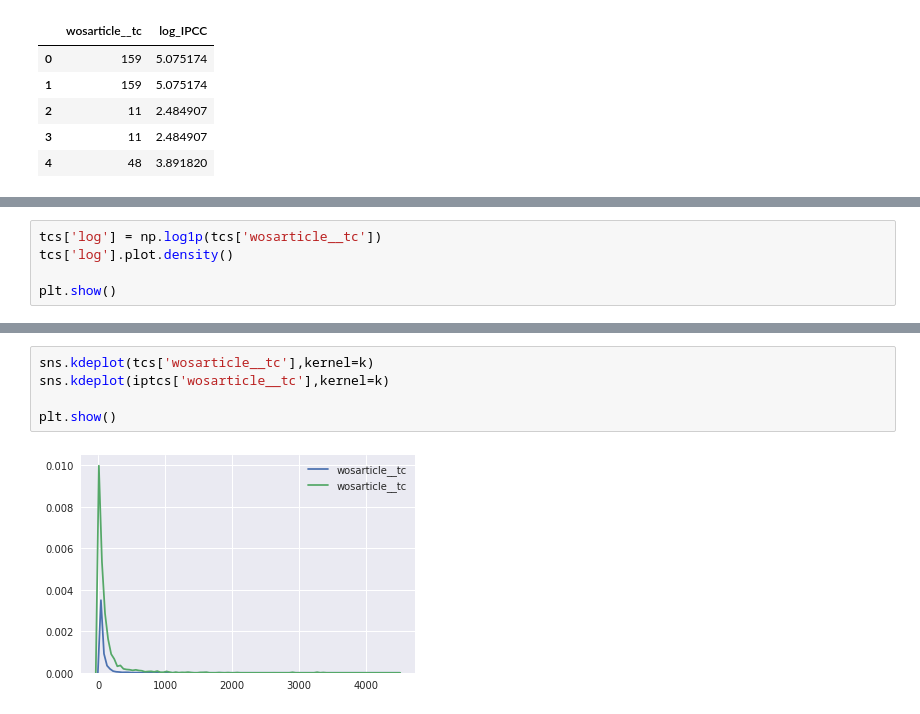
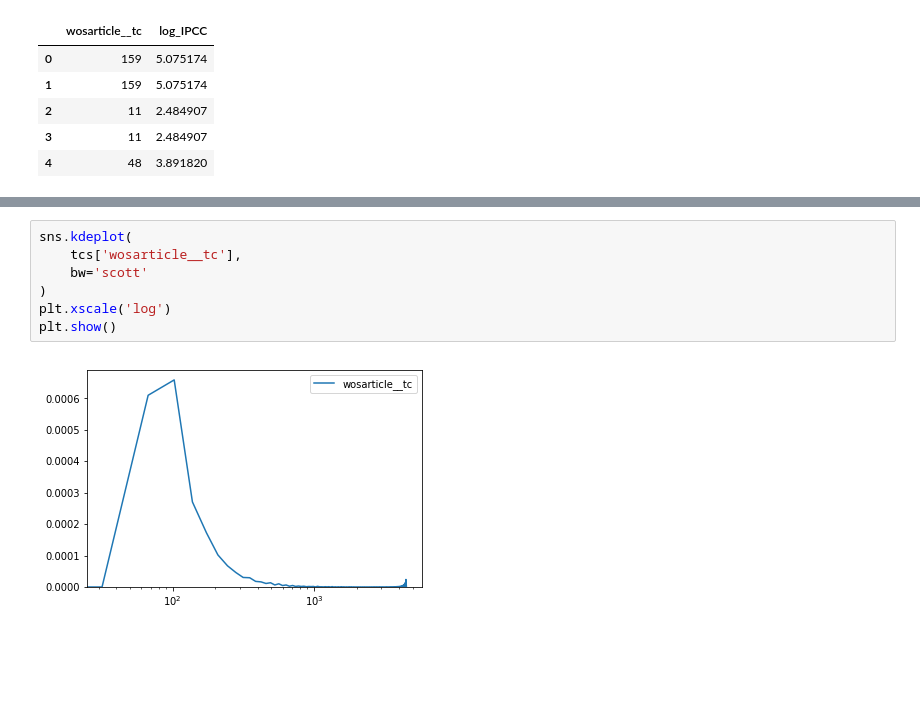
Before and after one commit to mcallaghan/cc-topography, a Jupyter notebook: code/cited_documents.ipynb, the cells around one changed output, grey strips where cells are left out. Drawn from its saved outputs; the diff is of its cells as text; blank space fills up the shorter version.

```diff
--- a/code/cited_documents.ipynb
+++ b/code/cited_documents.ipynb
@@ -92,5 +90,0 @@ plt.show()
-# %%
-tcs['log'] = np.log1p(tcs['wosarticle__tc'])
-tcs['log'].plot.density()
-
-plt.show()
@@ -127,7 +138,9 @@ plt.show()
 # %%
-sns.kdeplot(tcs['wosarticle__tc'],kernel=k)
-sns.kdeplot(iptcs['wosarticle__tc'],kernel=k)
-
+sns.kdeplot(
+    tcs['wosarticle__tc'],
+    bw='scott'
+)
+plt.xscale('log')
 plt.show()
 # %% [output]
-[figure, old version]
+[figure, new version]
```
Also changed, not shown: parts of 12 cells of this notebook, 5 other files.
